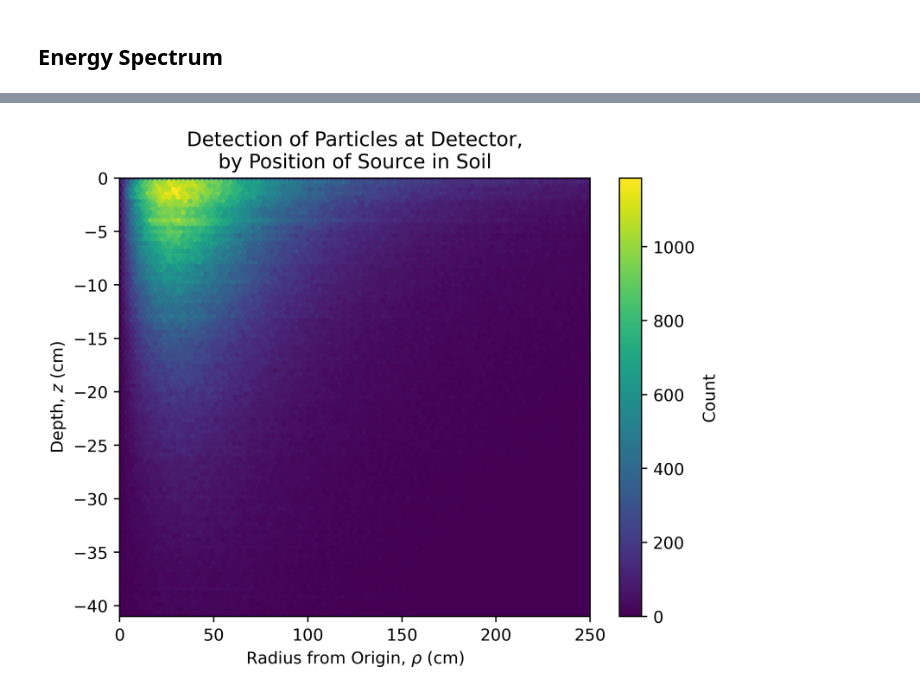
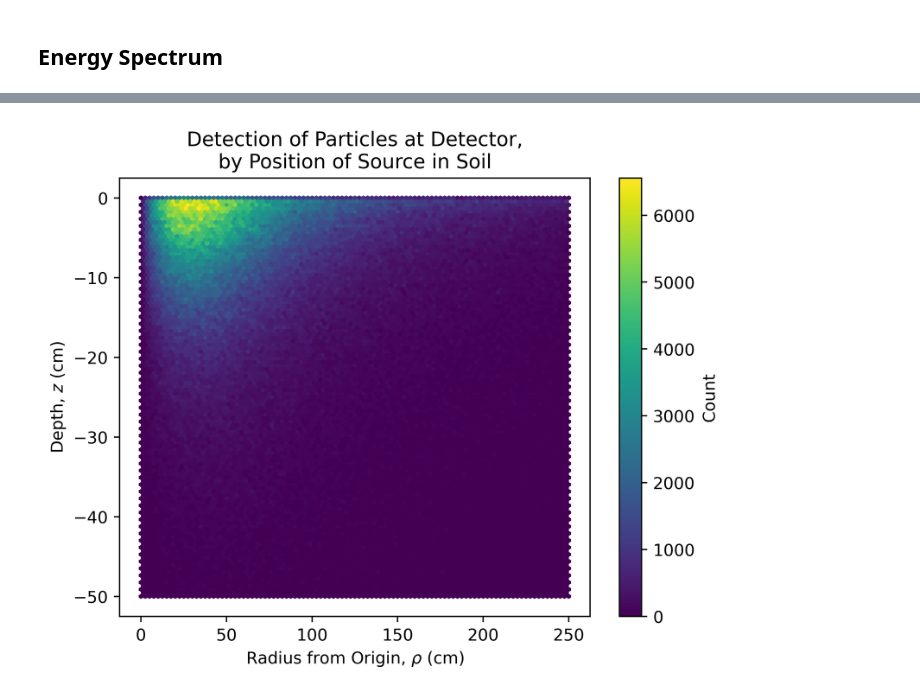
Before and after one commit to Jude-E-dev/Carbon-ASC-Repo, a Jupyter notebook: analysis/analyse-pulses.ipynb, the cells around one changed output, grey strips where cells are left out. Saved outputs shown, nothing was run; the diff lists cells and outputs as text; code cells hidden in the pictures.

```diff
--- a/analysis/analyse-pulses.ipynb
+++ b/analysis/analyse-pulses.ipynb
@@ -83,10 +83,10 @@ def plot_with_peaks(
 # %%
 keys = [
     "Edep",
-    "sourceDepth",
-    "sourceRadius",
     "sourceE",
-    # "sourcePDG",
+    "sourcePDG",
+    "zInSoil",
+    "rhoInSoil",
     # "sourceE"
 ]
 
@@ -125,6 +125,6 @@ def load_raw(path):
     df = pd.DataFrame(rows, columns=["E", "p_z", "z"])
     return df
 # %%
-df = load_csv("archive/pulses.csv")
+df = load_csv("archive/pulses-6days.csv")
 df
 # %% [output]
@@ -185,22 +185,22 @@ plot_energy_spectrum(1.7, 1.8, n_bins=256, prominence=50)
 # %%
 plt.hexbin(
-    df["sourceRadius"] / 10,
-    df["sourceDepth"] / 10,
+    df["rhoInSoil"] / 10,
+    df["zInSoil"] / 10,
     # C=df["Edep"],
     # reduce_C_function=np.sum,
     linewidths=0.2,
     # vmax=0.5,
     # norm=LogNorm(),
 )
 plt.colorbar(label="Count")
 plt.xlabel("Radius from Origin, $\\rho$ (cm)")
 plt.ylabel("Depth, $z$ (cm)")
 plt.title("Detection of Particles at Detector,\nby Position of Source in Soil")
-plt.xlim(0,250)
-plt.ylim(-41,0)
+# plt.xlim(0,250)
+# plt.ylim(-41,0)
 plt.show()
 # %% [output]
-[figure, old version]
+[figure, new version]
 # %%
 mask = df["sourceE"].between(0.0, 5.0)
 plt.hexbin(
```
Also changed, not shown: parts of 3 cells of this notebook, 22 other files.
